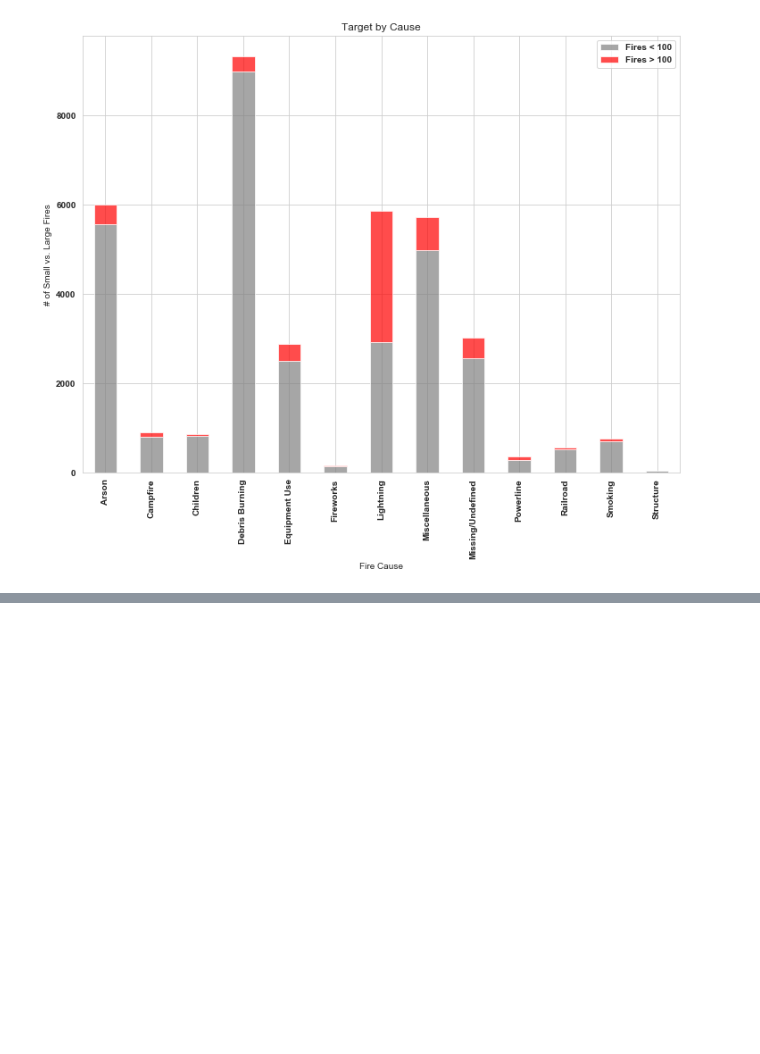
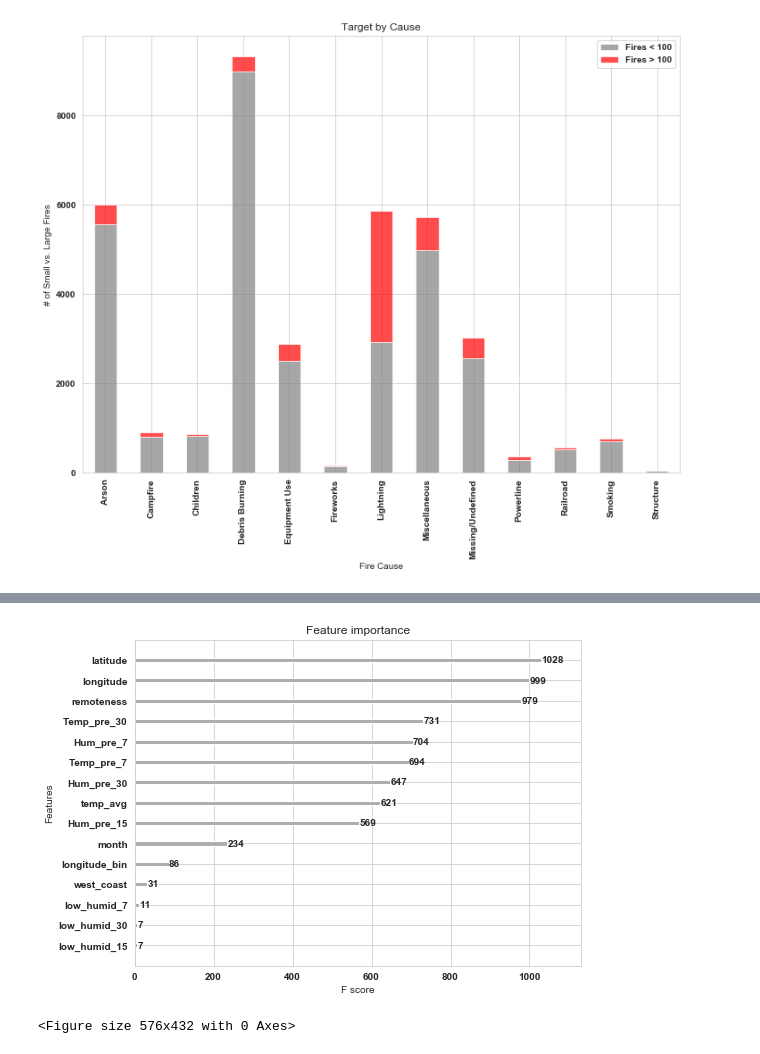
Before and after one commit to fernandez-justin/Forest_Fire_Classification, a Jupyter notebook: final_notebook.ipynb, the cells around one changed output, grey strips where cells are left out. Saved outputs shown, nothing was run; the diff lists cells and outputs as text; code cells hidden in the pictures; blank space fills up the shorter version.

```diff
--- a/final_notebook.ipynb
+++ b/final_notebook.ipynb
@@ -196,0 +210,7 @@ df = pd.read_csv('cleaned_fire_data.csv')
+# %%
+# Creating Feature data frame and Target data frame
+X = df.drop(columns='target',axis=1)
+y = df['target']
+
+# Creating Train Test Split
+X_train, X_test, y_train, y_test = train_test_split(X, y, random_state=1)
@@ -196,0 +219,9 @@ df = pd.read_csv('cleaned_fire_data.csv')
+# %%
+# instantiating a feature selector object
+feature_selector = SelectKBest(mutual_info_classif,15)
+
+# fitting to our data
+feature_selector.fit(X_train,y_train)
+
+# features that we keep
+selected_filter = X_train.columns[feature_selector.get_support()]
@@ -196,0 +246,3 @@ df = pd.read_csv('cleaned_fire_data.csv')
+# %%
+X_train = X_train[selected_filter]
+X_test = X_test[selected_filter]
@@ -196,0 +294,9 @@ df = pd.read_csv('cleaned_fire_data.csv')
+# %%
+xg_clf = xgb.XGBClassifier(objective ='binary:logistic',
+                           colsample_bytree = 0.5,
+                           min_child_weight = 5,
+                           learning_rate = 0.1,
+                           max_depth = 5,
+                           n_estimators = 500)
+
+xg_clf.fit(X_train,y_train)
@@ -196,0 +336,8 @@ df = pd.read_csv('cleaned_fire_data.csv')
+# %%
+xgb.plot_importance(xg_clf,max_num_features = 15)
+plt.rcParams['figure.figsize'] = [8, 6]
+plt.show()
+#plt.savefig('images/feature_importance.png')
+# %% [output]
+[figure, added]
+<Figure size 576x432 with 0 Axes>
```
Also changed, not shown: parts of 20 cells of this notebook, 19 other files.
